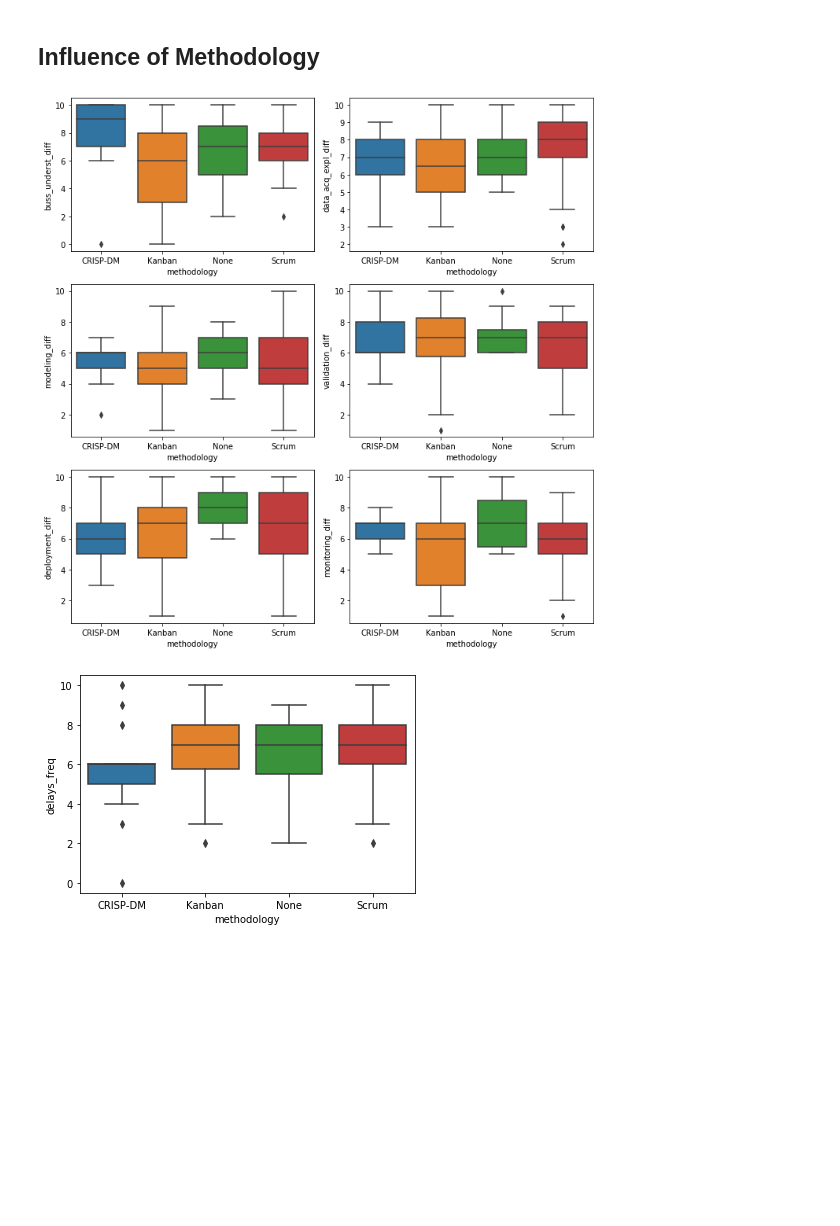
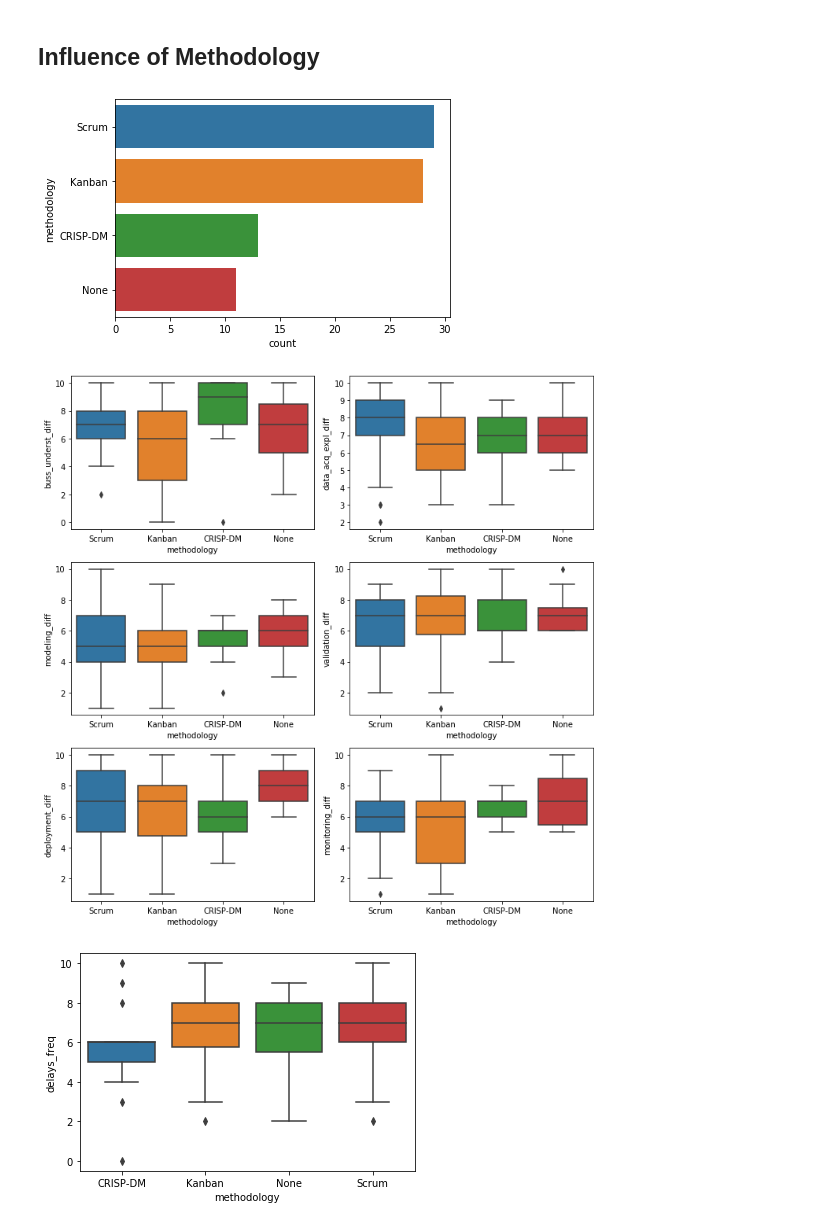
Before and after one commit to welberthdouglas/DS_projects_survey, a Jupyter notebook: EDA_survey.ipynb, the cells around one changed output. Drawn from its saved outputs; the diff is of its cells as text; code cells hidden in the pictures; blank space fills up the shorter version.

```diff
--- a/EDA_survey.ipynb
+++ b/EDA_survey.ipynb
@@ -70,15 +70,23 @@ corr_heatmap(data.iloc[:,:7])
 # droping methodologies that apear only once (Microsoft TDSP and QuantumBlackOne)
 
 df_method = data[pd.DataFrame(data.methodology.tolist()).isin(['CRISP-DM','Kanban','None','Scrum']).any(1)]
+# %%
+order = df_method.methodology.value_counts().index
+
+ax = sns.countplot(y="methodology",
+                   data=df_method,
+                   order = order)
+# %% [output]
+[figure, added]
 # %%
 fig, axs = plt.subplots(ncols=2,nrows=3,figsize=(10,10))
 axs = axs.flatten()
 for ax,diff in zip(axs,df_method.iloc[:,:6]):
-    sns.boxplot(x="methodology", y=diff, data=df_method, ax=ax);
+    sns.boxplot(x="methodology", y=diff, data=df_method, ax=ax, order = order);
 
 plt.tight_layout()
 # %% [output]
-[figure, old version]
+[figure, new version]
 # %%
 sns.boxplot(x="methodology", y='delays_freq', data=df_method);
 # %% [output]
```
Also changed, not shown: parts of 13 cells of this notebook.
